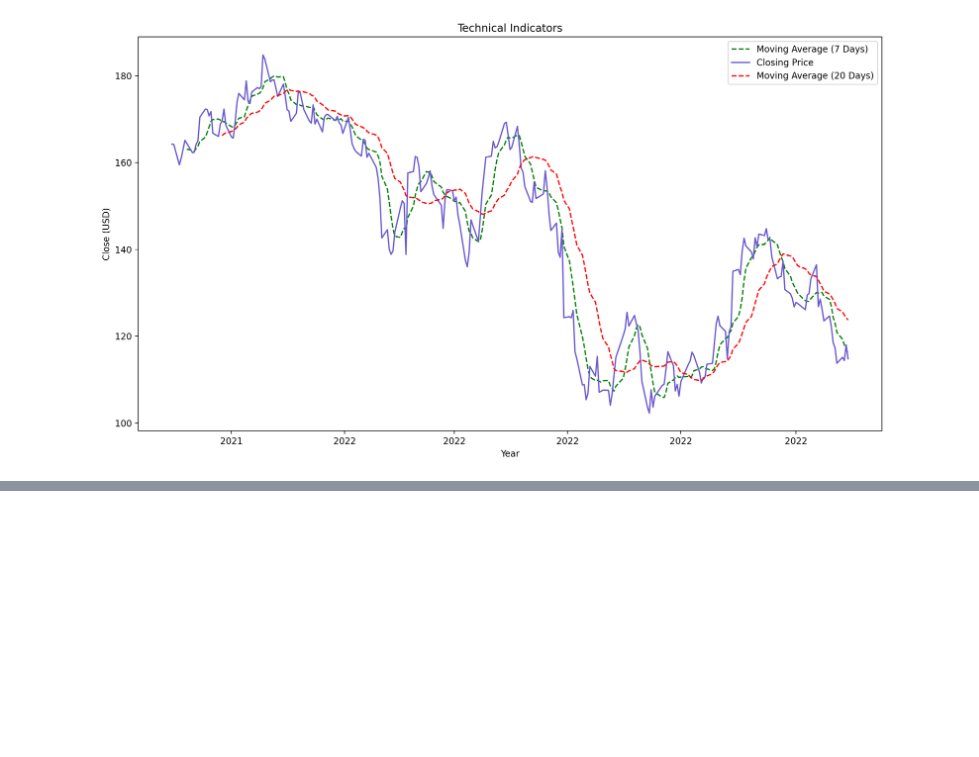
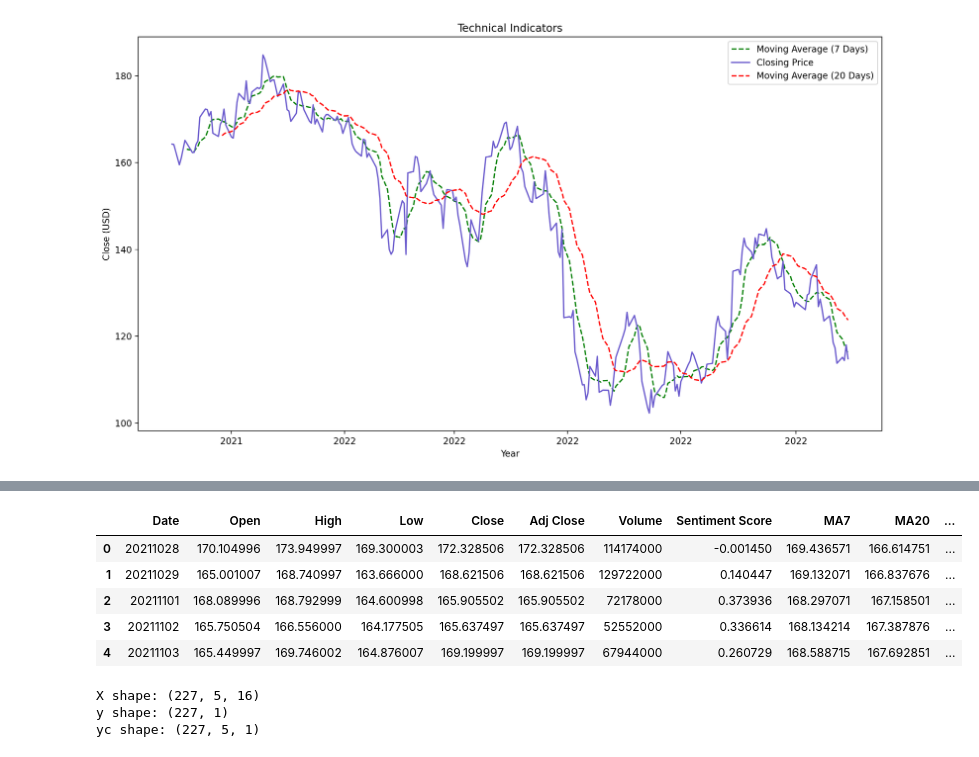
Before and after one commit to Sruti-1602/SentimentAnalysis, a Jupyter notebook: sentimentanalysis.ipynb, the cells around one changed output, grey strips where cells are left out. Saved outputs shown, nothing was run; the diff lists cells and outputs as text; code cells hidden in the pictures; blank space fills up the shorter version.

```diff
--- a/sentimentanalysis.ipynb
+++ b/sentimentanalysis.ipynb
@@ -241,3 +241,15 @@ dataset.head()
+# %%
+dataset['Date']= dataset['Date'].astype(str)
+dataset['Date'] = dataset['Date'].str.replace('-', '')
+# %%
+dataset.head()
+# %% [output]
+|  | Date | Open | High | Low | Close | Adj Close | Volume | Sentiment Score | MA7 | MA20 | ... |
+| 0 | 20211028 | 170.104996 | 173.949997 | 169.300003 | 172.328506 | 172.328506 | 114174000 | -0.001450 | 169.436571 | 166.614751 | ... |
+| 1 | 20211029 | 165.001007 | 168.740997 | 163.666000 | 168.621506 | 168.621506 | 129722000 | 0.140447 | 169.132071 | 166.837676 | ... |
+| 2 | 20211101 | 168.089996 | 168.792999 | 164.600998 | 165.905502 | 165.905502 | 72178000 | 0.373936 | 168.297071 | 167.158501 | ... |
+| 3 | 20211102 | 165.750504 | 166.556000 | 164.177505 | 165.637497 | 165.637497 | 52552000 | 0.336614 | 168.134214 | 167.387876 | ... |
+| 4 | 20211103 | 165.449997 | 169.746002 | 164.876007 | 169.199997 | 169.199997 | 67944000 | 0.260729 | 168.588715 | 167.692851 | ... |
 # %%
 def normalize_data(df, range, target_column):
     target_df_series = pd.DataFrame(df[target_column])
@@ -257,0 +298,15 @@ def normalize_data(df, range, target_column):
+# %%
+X_scale_dataset,y_scale_dataset = normalize_data(dataset, (-1,1), "Close")
+X_batched, y_batched, yc = batch_data(X_scale_dataset, y_scale_dataset, batch_size = 5, predict_period = 1)
+print("X shape:", X_batched.shape)
+print("y shape:", y_batched.shape)
+print("yc shape:", yc.shape)
+
+X_train, X_test, = split_train_test(X_batched)
+y_train, y_test, = split_train_test(y_batched)
+yc_train, yc_test, = split_train_test(yc)
+index_train, index_test, = predict_index(dataset, X_train, 5, 1)
+# %% [output]
+X shape: (227, 5, 16)
+y shape: (227, 1)
+yc shape: (227, 5, 1)
```
Also changed, not shown: parts of 9 cells of this notebook.
